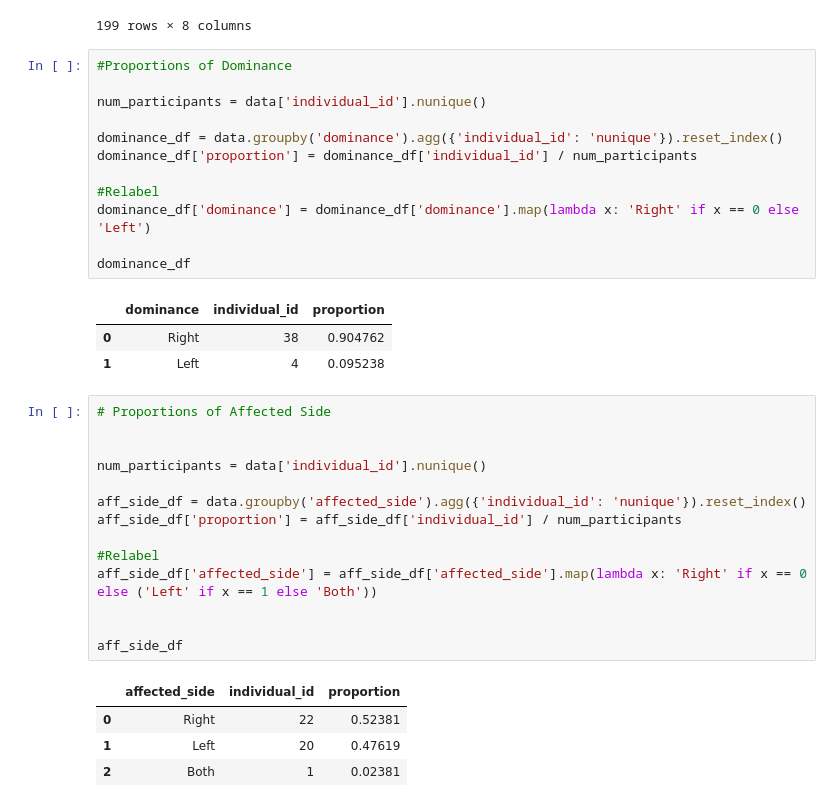
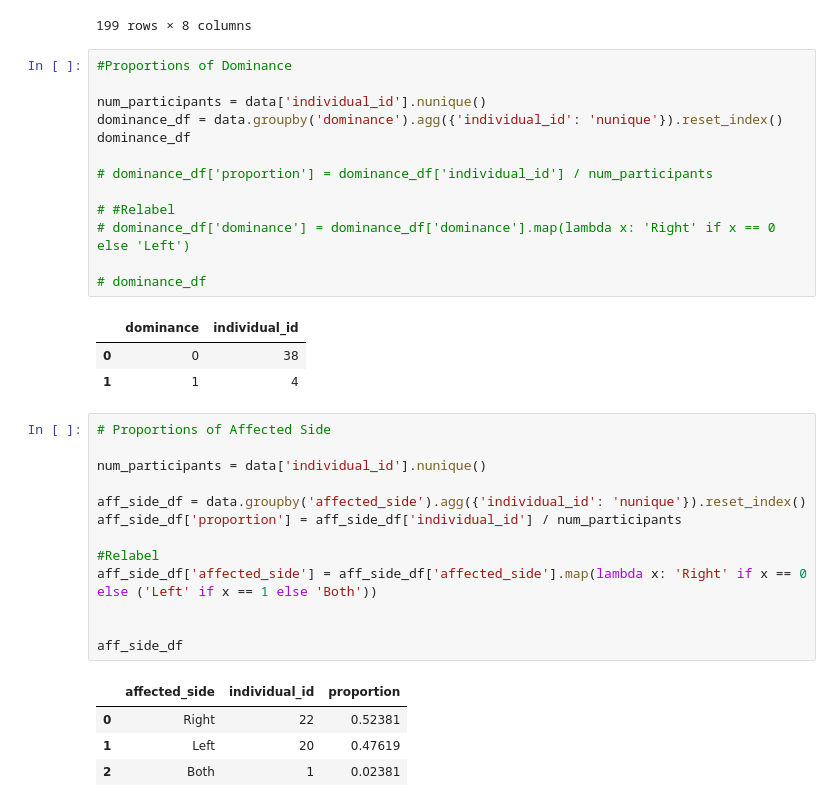
Before and after one commit to yshahzad/MATH527-Tutorials, a Jupyter notebook: Project 1/Project1_Analysis.ipynb, the cells around one changed output. Cells and saved outputs as stored; diff of their text form.

```diff
--- a/Project 1/Project1_Analysis.ipynb
+++ b/Project 1/Project1_Analysis.ipynb
@@ -143,22 +144,22 @@ data
 # %%
 #Proportions of Dominance
 
 num_participants = data['individual_id'].nunique()
+dominance_df = data.groupby('dominance').agg({'individual_id': 'nunique'}).reset_index()
+dominance_df
 
-dominance_df = data.groupby('dominance').agg({'individual_id': 'nunique'}).reset_index()
-dominance_df['proportion'] = dominance_df['individual_id'] / num_participants
+# dominance_df['proportion'] = dominance_df['individual_id'] / num_participants
 
-#Relabel
-dominance_df['dominance'] = dominance_df['dominance'].map(lambda x: 'Right' if x == 0 else 'Left')
+# #Relabel
+# dominance_df['dominance'] = dominance_df['dominance'].map(lambda x: 'Right' if x == 0 else 'Left')
 
-dominance_df
+# dominance_df
 # %% [output]
-|  | dominance | individual_id | proportion |
-| 0 | Right | 38 | 0.904762 |
-| 1 | Left | 4 | 0.095238 |
+|  | dominance | individual_id |
+| 0 | 0 | 38 |
+| 1 | 1 | 4 |
 # %%
 # Proportions of Affected Side
-
 
 num_participants = data['individual_id'].nunique()
 
```
Also changed, not shown: parts of 5 cells of this notebook.
